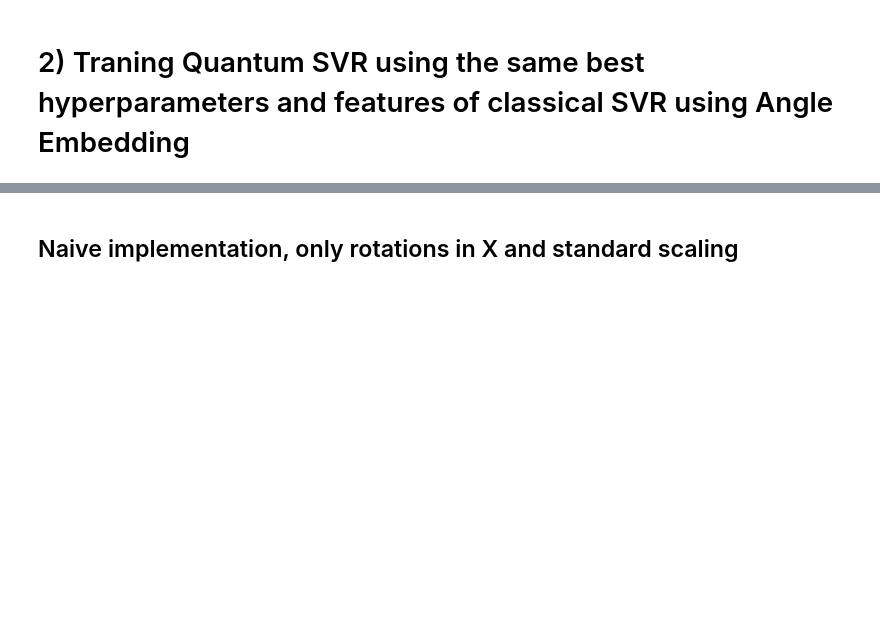
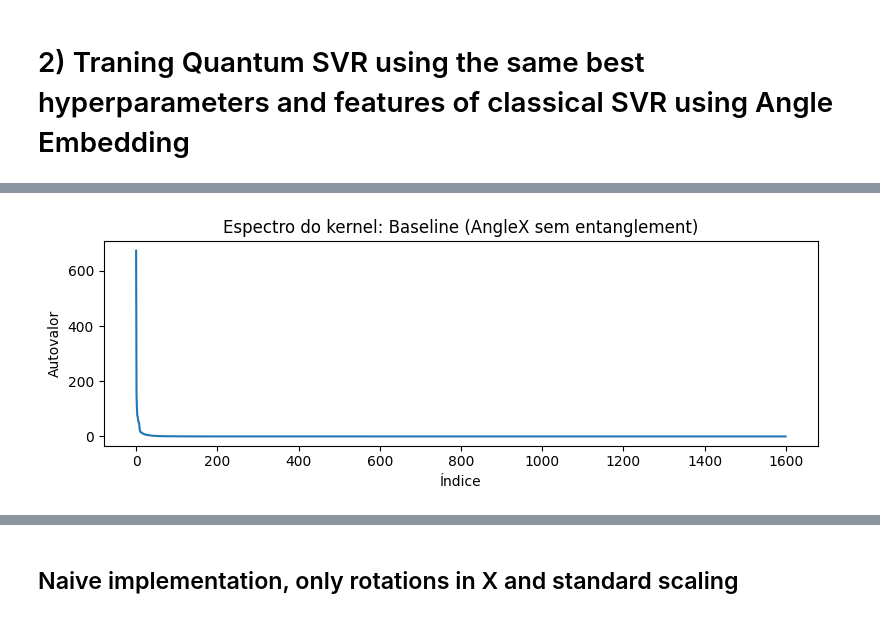
Before and after one commit to gddeazevedo/rgpe, a Jupyter notebook: notebooks/experiment_11_riemann_features.ipynb, the cells around one changed output, grey strips where cells are left out. Saved outputs shown, nothing was run; the diff lists cells and outputs as text; code cells hidden in the pictures; blank space fills up the shorter version.

Commit message:
experimento 11 incompleto

```diff
--- a/notebooks/experiment_11_riemann_features.ipynb
+++ b/notebooks/experiment_11_riemann_features.ipynb
@@ -17,8 +20,8 @@ dataset = pd.read_csv("../dataset/riemann_features.csv")
 X = dataset.drop(columns=["distance"])
 y = dataset["distance"]
 
-X = X[:1000]
-y = y[:1000]
+X = X[:2000]
+y = y[:2000]
 
 split = int(0.8 * len(X))
 X_train, X_test = X[:split], X[split:]
@@ -116,0 +242,77 @@ Running experiment for group: Rank Aggregation with 10 features
+# %%
+from scipy.linalg import sqrtm
+
+features = features_map["Rank Aggregation"]
+scaler = MinMaxScaler(feature_range=(0, np.pi))
+X_tr = scaler.fit_transform(X_train[features].to_numpy())
+
+
+def geometric_difference(K_classical, K_quantum, eps=1e-7):
+    """
+    Compute geometric difference g between classical and quantum kernels.
+    Formula: g = sqrt( || sqrt(K_quantum) @ inv(K_classical) @ sqrt(K_quantum) || )
+    """
+    N = K_classical.shape[0]
+
+    # Regularize and invert K_classical
+    Kc_reg = K_classical + eps * np.eye(N)
+    Kc_inv = np.linalg.inv(Kc_reg)
+
+    # Compute the square root of the quantum kernel
+    sqrt_Kq = sqrtm(K_quantum)
+    # Construct M = sqrt(Kq) @ Kc⁻¹ @ sqrt(Kq)
+    M = sqrt_Kq @ Kc_inv @ sqrt_Kq
+
+    # g = sqrt(max eigenvalue of M)
+    max_eigval = np.max(np.linalg.eigvalsh(M))
+    return np.sqrt(np.maximum(max_eigval, 0.0))
+
+
+K_rbf = rbf_kernel(X_tr)
+
+spectral_results = []
+
+for name, kernel_func in kernels.items():
+    if name == "RBF (baseline clássico)":
+        continue
+
+    print(f"\n{'='*60}")
+    print(f"Kernel: {name}")
+    print(f"{'='*60}")
+
+    K_quantum = qml.kernels.kernel_matrix(X_tr, X_tr, kernel_func)
+
+    g = geometric_difference(K_rbf, K_quantum)
+    print(f"Geometric difference: {g:.4f}")
+
+    eigenvalues = np.linalg.eigvalsh(K_quantum)
+    eigenvalues_sorted = sorted(eigenvalues, reverse=True)
+
+    plt.figure(figsize=(8, 3))
+    plt.plot(eigenvalues_sorted)
+    plt.title(f"Espectro do kernel: {name}")
+    plt.xlabel("Índice")
+    plt.ylabel("Autovalor")
+    plt.tight_layout()
+    plt.show()
+
+    eig_max = eigenvalues_sorted[0]
+    eig_min = eigenvalues_sorted[-1]
+    ratio = eig_max / (eig_min + 1e-10)
+
+    print(f"Autovalor máximo: {eig_max:.4f}")
+    print(f"Autovalor mínimo: {eig_min:.4f}")
+    print(f"Razão max/min: {ratio:.2f}")
+
+    spectral_results.append({
+        "Kernel": name,
+        "Geometric Difference": g,
+        "Eigenvalue Max": eig_max,
+        "Eigenvalue Min": eig_min,
+        "Eigenvalue Ratio Max/Min": ratio,
+    })
+
+df_spectral = pd.DataFrame(spectral_results)
+df_spectral.to_csv("../results/experiment_11/spectral_analysis.csv", index=False)
+print("\nResultados salvos em ../results/experiment_11/spectral_analysis.csv")
+# %% [output]
@@ -116,0 +323 @@ Running experiment for group: Rank Aggregation with 10 features
+[figure, added]
```
Also changed, not shown: parts of 15 cells of this notebook, 6 other files.
